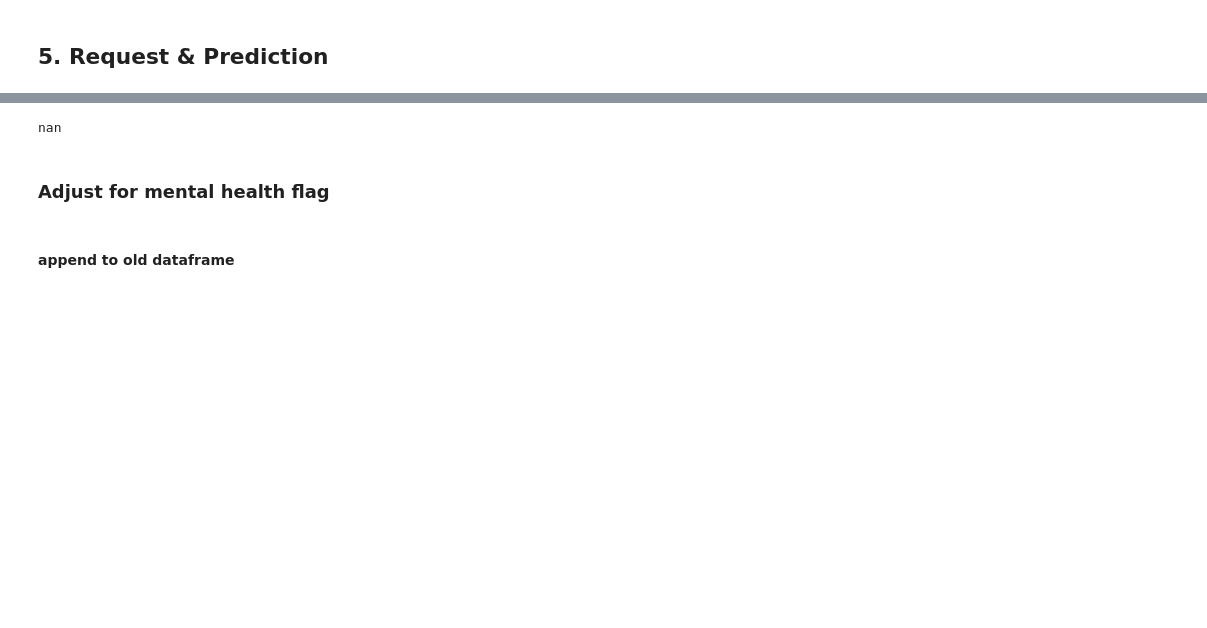
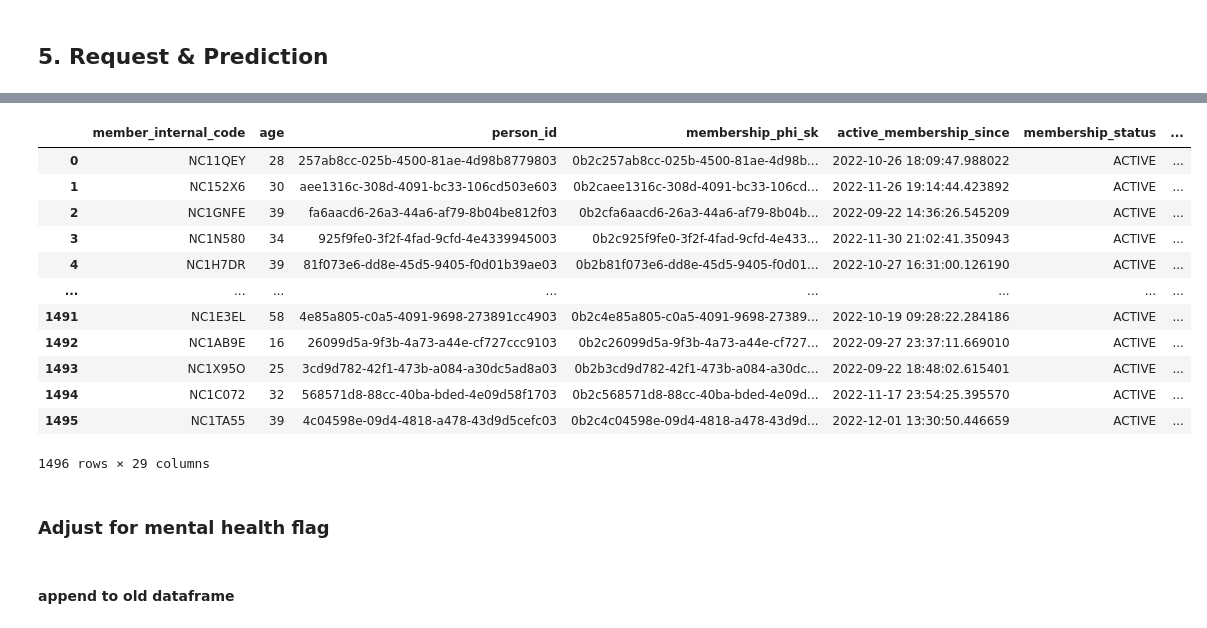
Before and after one commit to luizhsuperti/alice-coding, a Jupyter notebook: caremel_predict/notebooks/00_main.ipynb, the cells around one changed output, grey strips where cells are left out. Saved outputs shown, nothing was run; the diff lists cells and outputs as text; code cells hidden in the pictures; blank space fills up the shorter version.

```diff
--- a/caremel_predict/notebooks/00_main.ipynb
+++ b/caremel_predict/notebooks/00_main.ipynb
@@ -315,4 +308,0 @@ TypeError: 'NoneType' object is not subscriptable
-# %%
-caremel_input.loc[index, 'first_layer_risk']
-# %% [output]
-nan
@@ -321,5 +309,3 @@ aux_first_risk = _request_first_layer(row.to_dict())
-# %%
-caremel_input.loc[index, 'first_layer_risk'] = aux_first_risk['risk']
 # %%
 caremel_input['follow_up_caremel'] = np.where(caremel_input['first_layer_risk'] == 'NO_RISK', 'Jornada Bem-Estar', 'Consulta 20 min')
 #caremel_input.loc[caremel_input['second_layer_risk'] =='MEDIUM_RISK', 'follow_up_caremel'] = 'Consulta 20 min'
@@ -343,5 +329,21 @@ new_onboarding_df.loc[(new_onboarding_df['onboarding_risk'] =='LOW_RISK') & (new
 #FINAL appointment orientations: O ANTERIOR + MUDANCAS TRAZIDAS PELO CAREMEL
 new_onboarding_df['final_appointment_orientations'] = new_onboarding_df['appointment_orientations']
 new_onboarding_df.loc[(new_onboarding_df['onboarding_risk'] =='NO_RISK') & (new_onboarding_df['appointment_orientations_caremel'] =='De acordo com a AI da Wanda, o risco pode ser um pouco maior do que o apontado na DS/Videocall') , 'final_appointment_orientations'] = 'De acordo com a AI da Wanda, o risco pode ser um pouco maior do que o apontado na DS/Videocall'
+# %%
+new_onboarding_df
+# %% [output]
+|  | member_internal_code | age | person_id | membership_phi_sk | active_membership_since | membership_status | ... |
+| 0 | NC11QEY | 28 | 257ab8cc-025b-4500-81ae-4d98b8779803 | 0b2c257ab8cc-025b-4500-81ae-4d98b... | 2022-10-26 18:09:47.988022 | ACTIVE | ... |
+| 1 | NC152X6 | 30 | aee1316c-308d-4091-bc33-106cd503e603 | 0b2caee1316c-308d-4091-bc33-106cd... | 2022-11-26 19:14:44.423892 | ACTIVE | ... |
+| 2 | NC1GNFE | 39 | fa6aacd6-26a3-44a6-af79-8b04be812f03 | 0b2cfa6aacd6-26a3-44a6-af79-8b04b... | 2022-09-22 14:36:26.545209 | ACTIVE | ... |
+| 3 | NC1N580 | 34 | 925f9fe0-3f2f-4fad-9cfd-4e4339945003 | 0b2c925f9fe0-3f2f-4fad-9cfd-4e433... | 2022-11-30 21:02:41.350943 | ACTIVE | ... |
+| 4 | NC1H7DR | 39 | 81f073e6-dd8e-45d5-9405-f0d01b39ae03 | 0b2b81f073e6-dd8e-45d5-9405-f0d01... | 2022-10-27 16:31:00.126190 | ACTIVE | ... |
+| ... | ... | ... | ... | ... | ... | ... | ... |
+| 1491 | NC1E3EL | 58 | 4e85a805-c0a5-4091-9698-273891cc4903 | 0b2c4e85a805-c0a5-4091-9698-27389... | 2022-10-19 09:28:22.284186 | ACTIVE | ... |
+| 1492 | NC1AB9E | 16 | 26099d5a-9f3b-4a73-a44e-cf727ccc9103 | 0b2c26099d5a-9f3b-4a73-a44e-cf727... | 2022-09-27 23:37:11.669010 | ACTIVE | ... |
+| 1493 | NC1X95O | 25 | 3cd9d782-42f1-473b-a084-a30dc5ad8a03 | 0b2b3cd9d782-42f1-473b-a084-a30dc... | 2022-09-22 18:48:02.615401 | ACTIVE | ... |
+| 1494 | NC1C072 | 32 | 568571d8-88cc-40ba-bded-4e09d58f1703 | 0b2c568571d8-88cc-40ba-bded-4e09d... | 2022-11-17 23:54:25.395570 | ACTIVE | ... |
+| 1495 | NC1TA55 | 39 | 4c04598e-09d4-4818-a478-43d9d5cefc03 | 0b2c4c04598e-09d4-4818-a478-43d9d... | 2022-12-01 13:30:50.446659 | ACTIVE | ... |
+1496 rows × 29 columns
 # %% [markdown]
 ### Adjust for mental health flag
```
Also changed, not shown: parts of 6 cells of this notebook.
